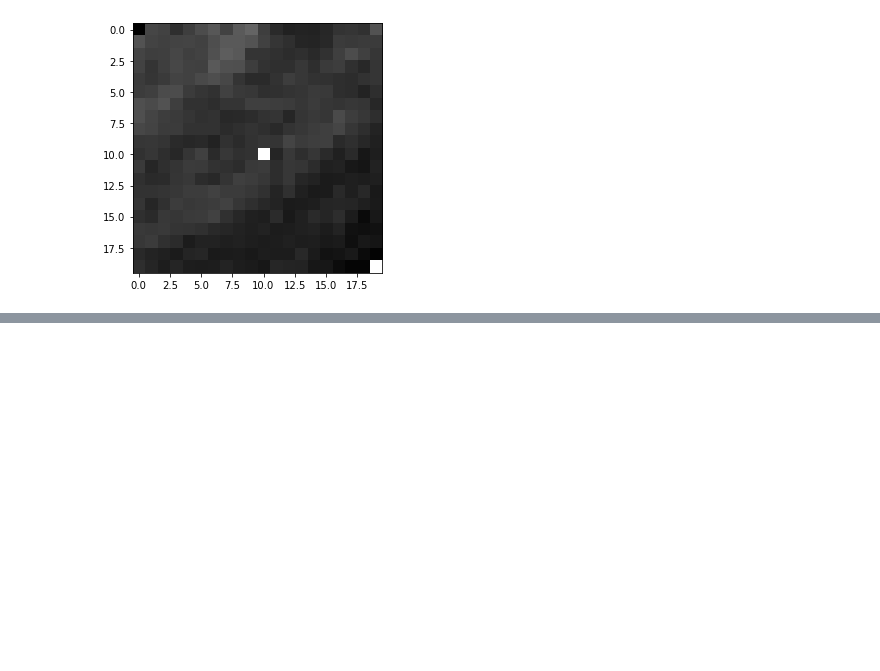
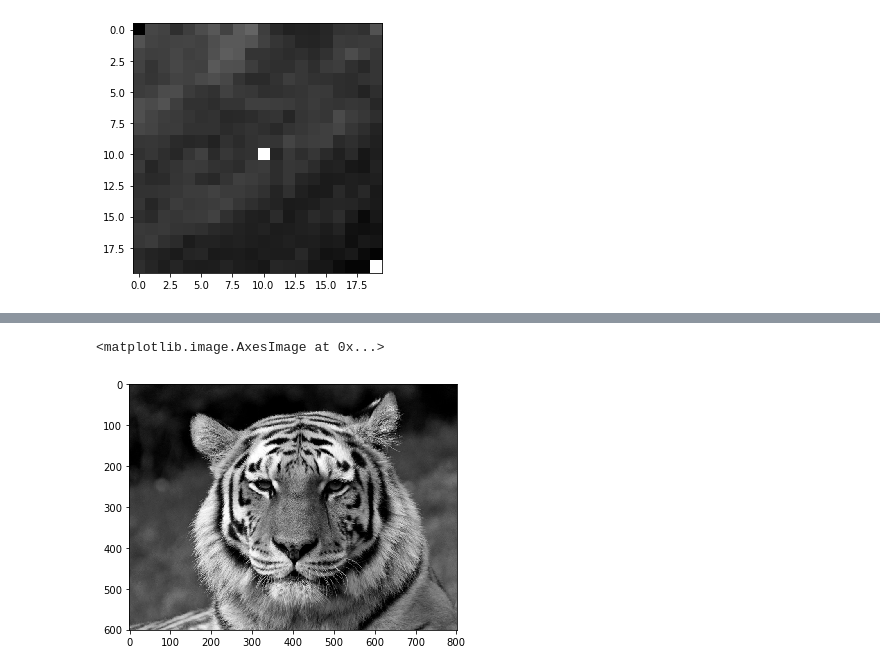
Before and after one commit to e-kondr01/cs173, a Jupyter notebook: lab1/test.ipynb, the cells around one changed output, grey strips where cells are left out. Drawn from its saved outputs; the diff is of its cells as text; code cells hidden in the pictures; blank space fills up the shorter version.

```diff
--- a/lab1/test.ipynb
+++ b/lab1/test.ipynb
@@ -138,0 +168,5 @@ eye[40, 40] = [255, 255, 255]
+# %%
+imshow(y_channel)
+# %% [output]
+<matplotlib.image.AxesImage at 0x...>
+[figure, added]
```
Also changed, not shown: parts of 5 cells of this notebook, 2 other files.
